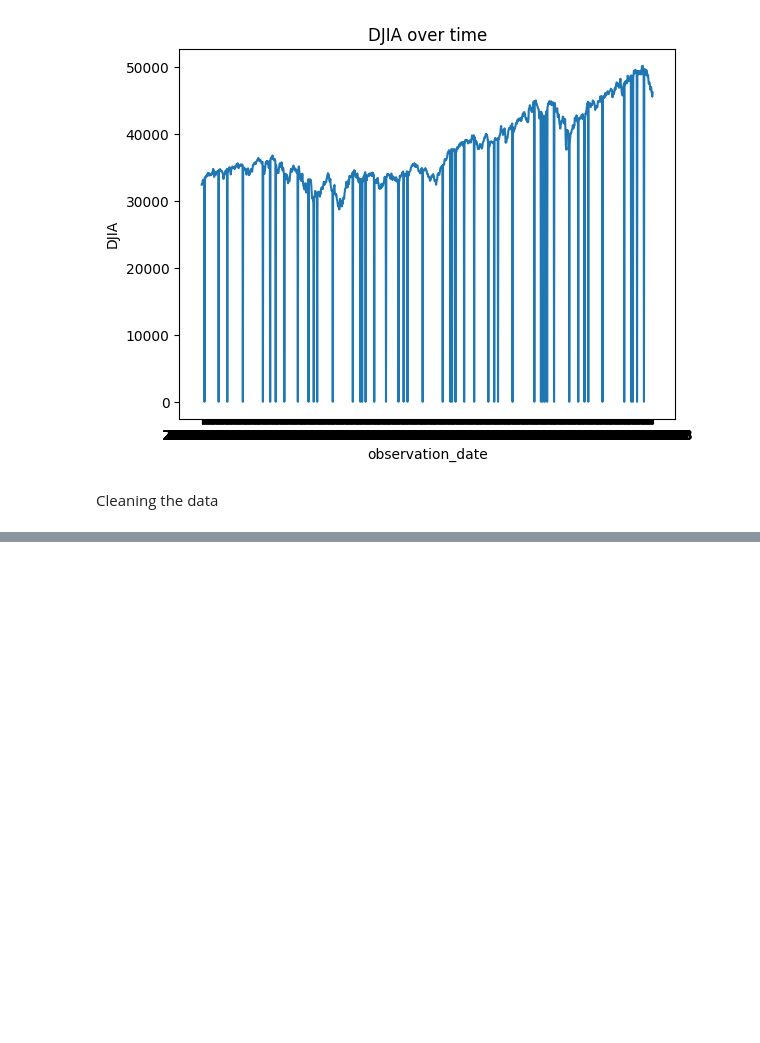
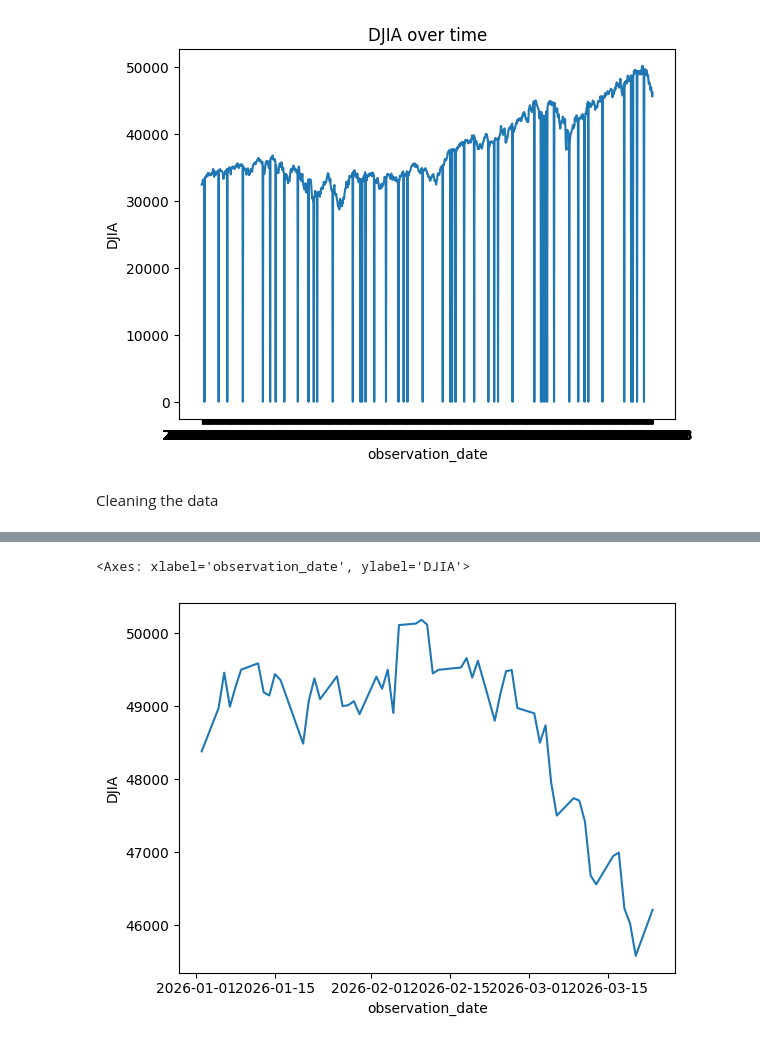
Before and after one commit to huiying8888/data-analytics, a Jupyter notebook: DowJonesAnalysis.ipynb, the cells around one changed output, grey strips where cells are left out. Cells and saved outputs as stored; diff of their text form; code cells hidden in the pictures; blank space fills up the shorter version.

```diff
--- a/DowJonesAnalysis.ipynb
+++ b/DowJonesAnalysis.ipynb
@@ -93,0 +149,7 @@ df
+# %%
+# Filter our data for given year
+
+sns.lineplot(df.loc["2026"], x=df.loc["2026"].index, y="DJIA")
+# %% [output]
+<Axes: xlabel='observation_date', ylabel='DJIA'>
+[figure, added]
```
Also changed, not shown: parts of 10 cells of this notebook.
